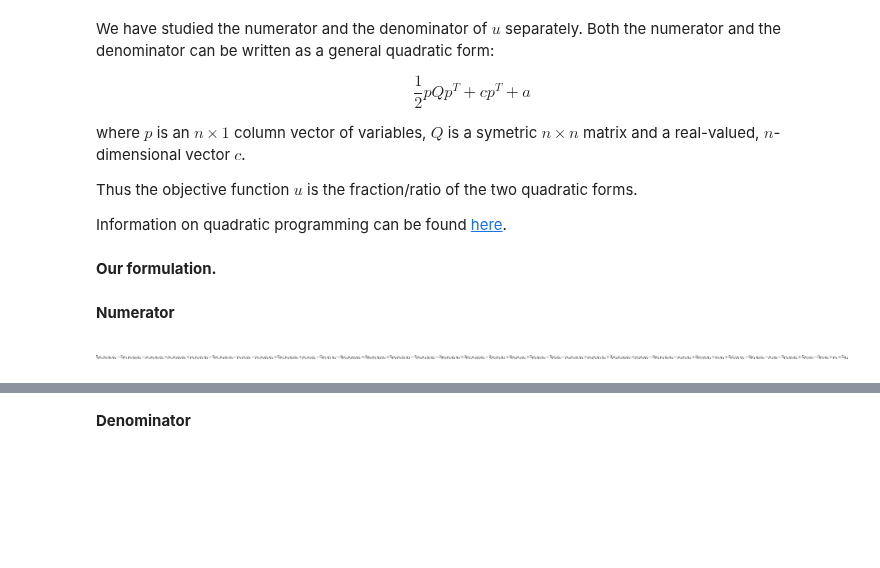
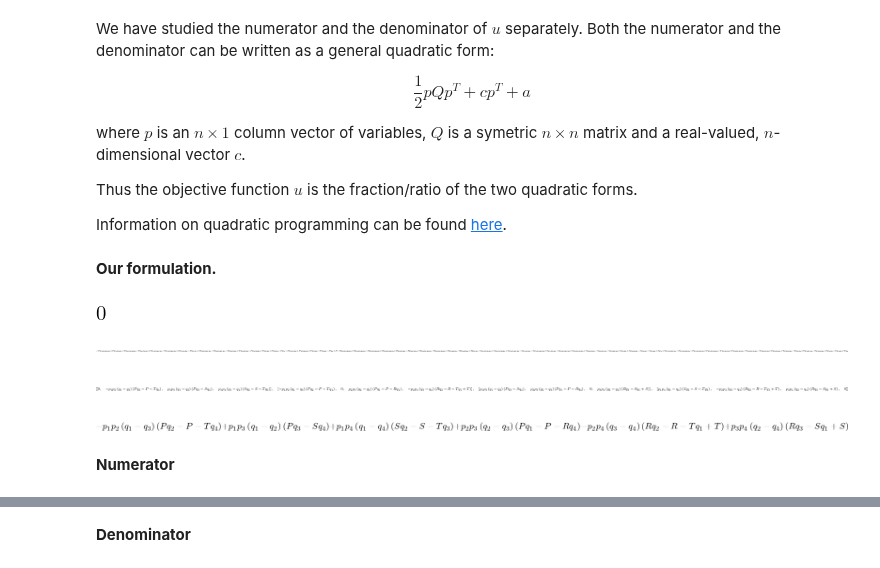
Before and after one commit to Nikoleta-v3/Memory-size-in-the-prisoners-dilemma, a Jupyter notebook: nbs/1. Utility and Best responses to memory-one players.ipynb, the cells around one changed output, grey strips where cells are left out. Saved outputs shown, nothing was run; the diff lists cells and outputs as text; code cells hidden in the pictures; blank space fills up the shorter version.

```diff
--- a/nbs/1. Utility and Best responses to memory-one players.ipynb
+++ b/nbs/1. Utility and Best responses to memory-one players.ipynb
@@ -117,5 +119,22 @@ Information on quadratic programming can be found [here](https://neos-guide.org/
 # %%
 utility = pd_utility(S_p, p, q)
+# %%
+other_formulation = v.dot(np.array([R, S, T, P]))
+# %%
+expr = other_formulation.simplify()
+# %%
+(utility - expr).simplify()
+# %% [output]
+[figure, added]
 # %%
 numerator = sym.fraction(utility.simplify())[0]
 denominator = sym.fraction(utility.simplify())[1]
+# %%
+numerator
+# %% [output]
+[figure, added]
+# %%
+numerator_elements = [[numerator.coeff(f1 * f2).factor() * f1 * f2 for f2 in p] for f1 in p]
+numerator_elements
+# %% [output]
+[figure, added]
@@ -122,9 +145,9 @@ denominator = sym.fraction(utility.simplify())[1]
+# %%
+cross_prod
+# %% [output]
+[figure, added]
 # %% [markdown]
 **Numerator**
-# %%
-numerator
-# %% [output]
-[figure, removed]
 # %%
 ps = np.array(p)
 Q_num = np.array([[numerator.coeff(f1 * f2) for f2 in p] for f1 in p])
```
Also changed, not shown: parts of 12 cells of this notebook, 7 other files.
